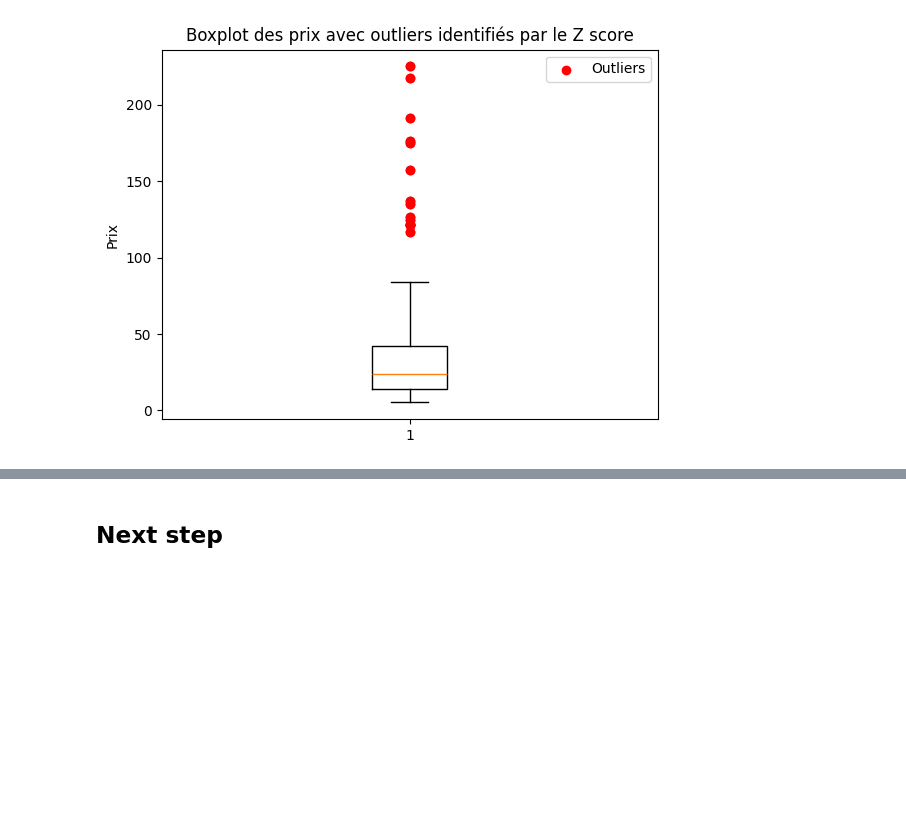
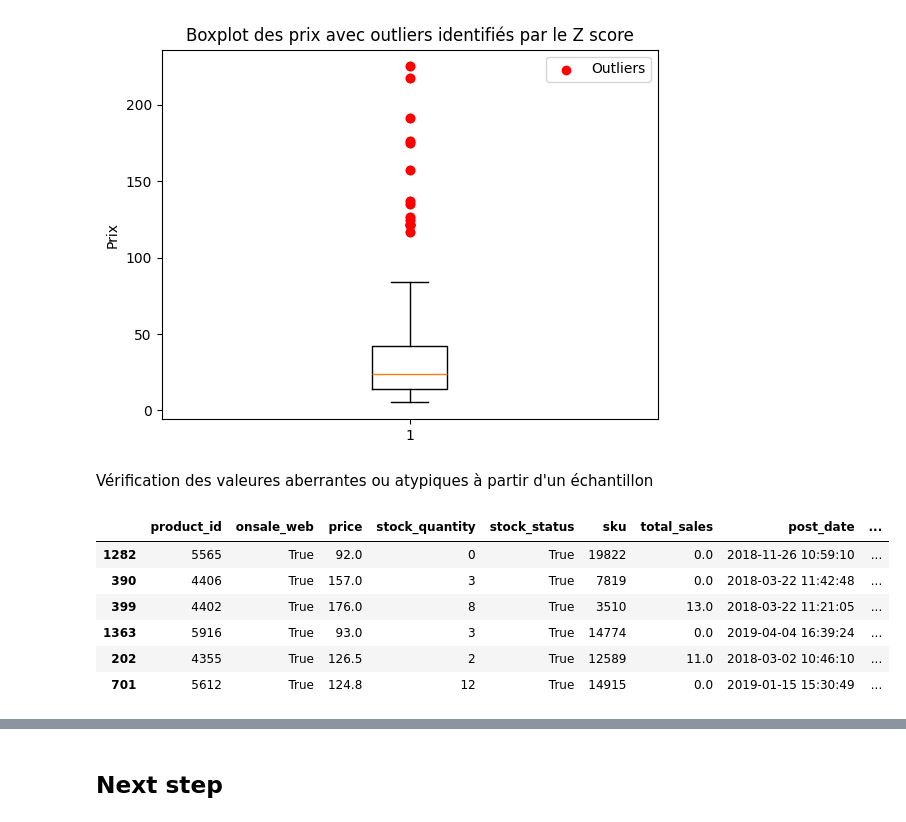
Before and after one commit to Idolrice/projet_6_OC, a Jupyter notebook: notebooks/02-analyze.ipynb, the cells around one changed output, grey strips where cells are left out. Drawn from its saved outputs; the diff is of its cells as text; code cells hidden in the pictures; blank space fills up the shorter version.

```diff
--- a/notebooks/02-analyze.ipynb
+++ b/notebooks/02-analyze.ipynb
@@ -432,3 +432,15 @@ fig_Z.add_trace(go.Scatter(y=outliers_Z_score['price'], mode='markers', marker=d
 fig_Z.update_layout(title='Boxplot des prix avec outliers identifiés par le Z-score', yaxis_title='Prix')
 
 fig_Z.show()
+# %% [markdown]
+Vérification des valeures aberrantes ou atypiques à partir d'un échantillon
+# %%
+outliers_IQR.sample(frac=0.1)
+# %% [output]
+|  | product_id | onsale_web | price | stock_quantity | stock_status | sku | total_sales | post_date | ... |
+| 1282 | 5565 | True | 92.0 | 0 | True | 19822 | 0.0 | 2018-11-26 10:59:10 | ... |
+| 390 | 4406 | True | 157.0 | 3 | True | 7819 | 0.0 | 2018-03-22 11:42:48 | ... |
+| 399 | 4402 | True | 176.0 | 8 | True | 3510 | 13.0 | 2018-03-22 11:21:05 | ... |
+| 1363 | 5916 | True | 93.0 | 3 | True | 14774 | 0.0 | 2019-04-04 16:39:24 | ... |
+| 202 | 4355 | True | 126.5 | 2 | True | 12589 | 11.0 | 2018-03-02 10:46:10 | ... |
+| 701 | 5612 | True | 124.8 | 12 | True | 14915 | 0.0 | 2019-01-15 15:30:49 | ... |
```
Also changed, not shown: parts of 2 cells of this notebook.
